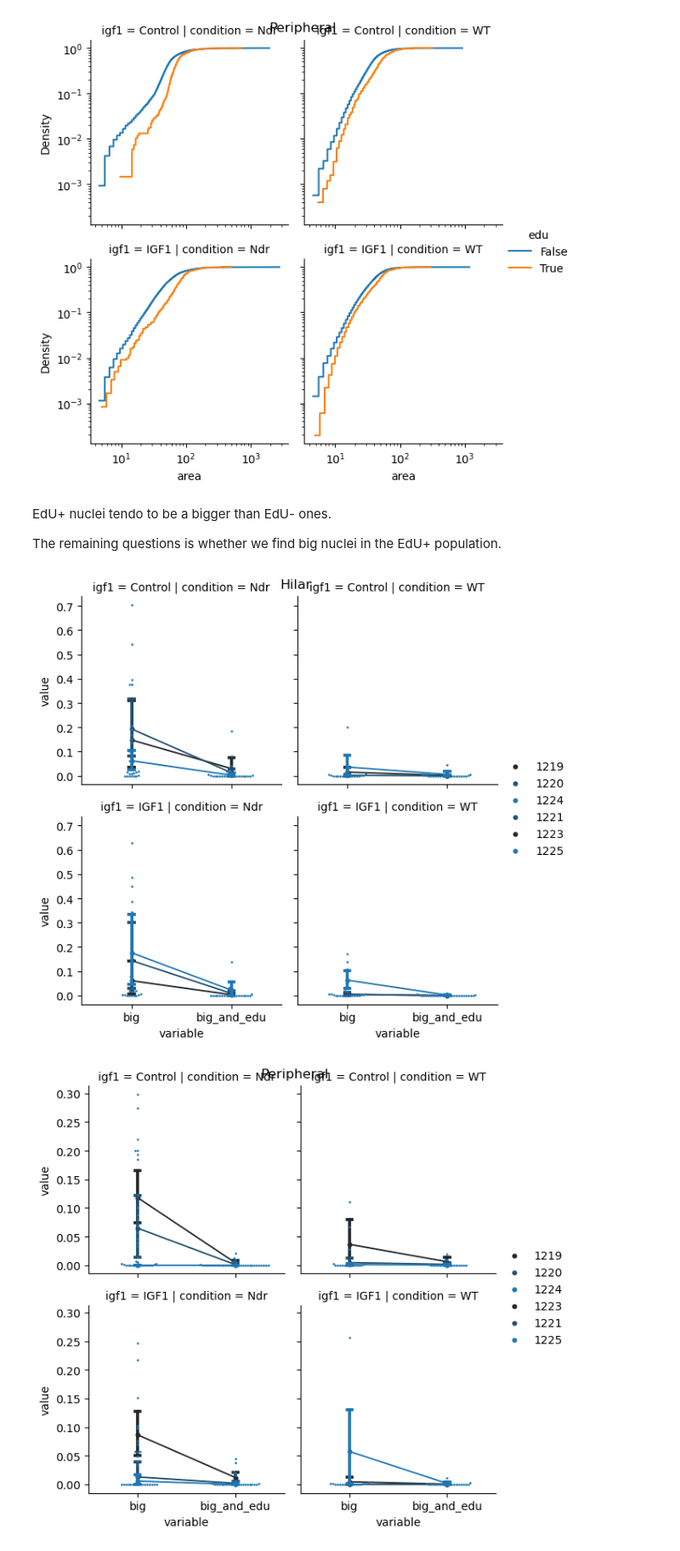
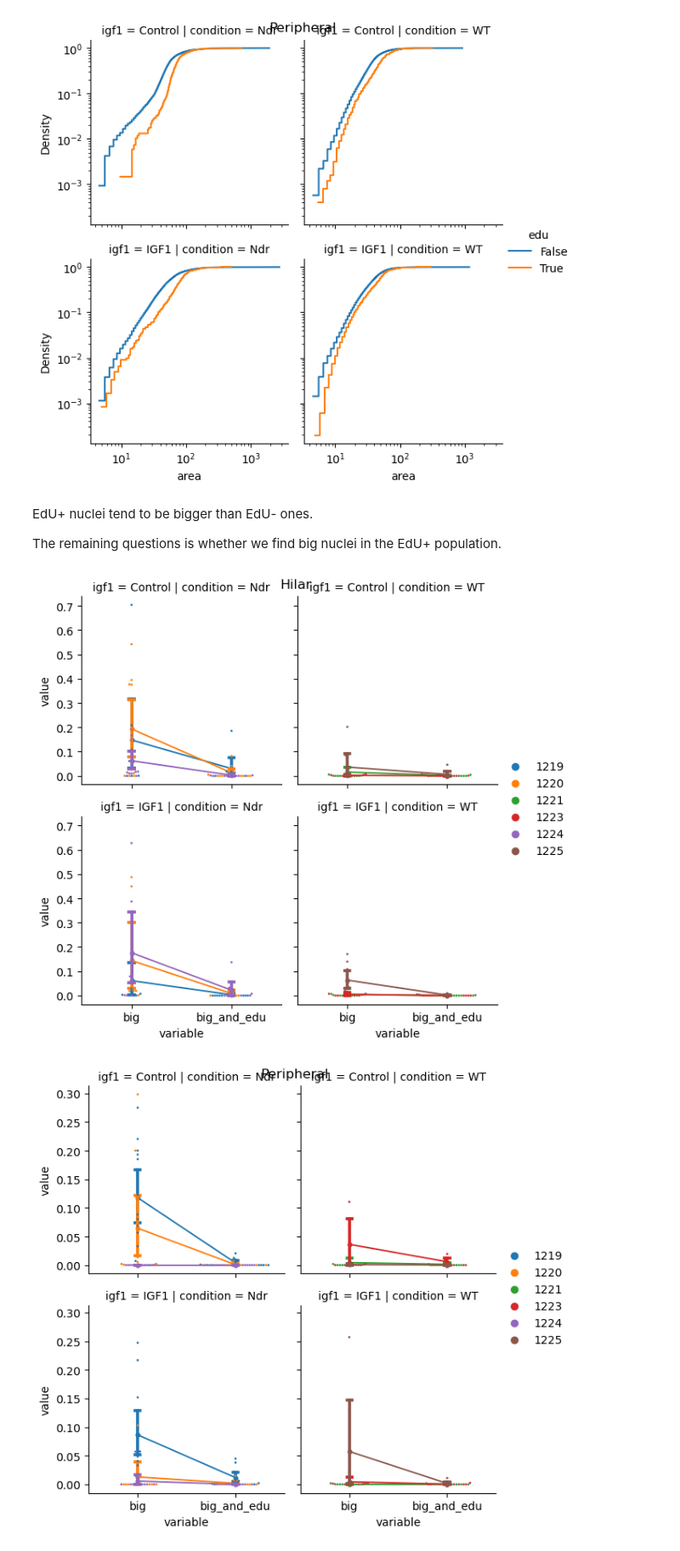
Before and after one commit to Emma-R-Andersson-Lab/iqbal_nuclei_segmenter, a Jupyter notebook: EdU_analysis.ipynb, the cells around one changed output. Shown at 85% size. Cells and saved outputs as stored; diff of their text form; code cells hidden in the pictures.

```diff
--- a/EdU_analysis.ipynb
+++ b/EdU_analysis.ipynb
@@ -25,6 +27,15 @@ BIG_DATA_DIR = pathlib.Path(r'C:\Users\agucor\Karolinska Institutet\Afshan Iqbal
 nuclei_size_original = get_nuclei_size_df(DATA_DIR)
 nuclei_size_big = get_nuclei_size_df(BIG_DATA_DIR)
 nuclei_size = pd.concat([nuclei_size_original, nuclei_size_big], ignore_index=True)
+
+nuclei_size = nuclei_size.astype({'label': int,
+                                      'condition': 'category',
+                                      'cell_line': 'category',
+                                      'region': 'category',
+                                      'sample_number': 'category',
+                                    })
+nuclei_size = nuclei_size.astype({'igf1': 'category'})
+
 nuclei_size
 # %% [output]
 |  | area_2D | eccentricity | equivalent_diameter_area | intensity_mean_2D | label | z | area_3D | ... |
@@ -132,0 +144,12 @@ Does IGF1 treatment increse the number of EdU+ nuclei?
+# %%
+ratio_df = nuclei_size.query('igf1 == "Control"').groupby('sample_name').agg({
+    'edu': lambda s: sum(s)/len(s),
+    'cell_line': 'first',
+    'region': 'first',
+    'condition': 'first',
+    'igf1': 'first'})
+
+g = sns.FacetGrid(data=ratio_df, col='region')
+g.map_dataframe(sns.swarmplot, y="edu", x='condition', hue='cell_line', palette='tab10')
+g.add_legend()
+plt.show()
@@ -202,34 +228,34 @@ for region, this_df in nuclei_size.groupby('region'):
 [figure]
 [figure]
 # %% [markdown]
-EdU+ nuclei tendo to be a bigger than EdU- ones.
+EdU+ nuclei tend to be bigger than EdU- ones.
 
 The remaining questions is whether we find big nuclei in the EdU+ population.
 # %%
 nuclei_size['big'] = nuclei_size.area.values > 201
 nuclei_size['big_and_edu'] = np.logical_and(nuclei_size['big'].values, nuclei_size['edu'].values)
 big_df = nuclei_size.groupby('sample_name').agg({'big': lambda x: sum(x)/len(x),
                                                  'edu': lambda x: sum(x)/len(x),
                                                  'big_and_edu': lambda x: sum(x)/len(x),
                                                  'condition': 'first',
                                                  'region': 'first',
                                                  'cell_line': 'first',
                                                  'igf1':'first'})
 
 for region, this_df in big_df.groupby('region'):
     g = sns.FacetGrid(data=this_df.reset_index(drop=False).melt(
         id_vars=['sample_name', 'condition', 'igf1', 'cell_line'], value_vars=['big', 'big_and_edu']),
           col='condition', row='igf1')
-    g.map_dataframe(sns.pointplot, x="variable", y='value', hue='cell_line', capsize=.05, scale=0.5)
-    g.map_dataframe(sns.swarmplot, x="variable", y='value', size=2)
+    g.map_dataframe(sns.pointplot, x="variable", y='value', hue='cell_line', capsize=.05, scale=0.5, palette='tab10')
+    g.map_dataframe(sns.swarmplot, x="variable", y='value', size=2, hue='cell_line', palette='tab10')
     g.add_legend()
     plt.suptitle(region)
     plt.ylabel('Percentage of nuclei per organoid')
     plt.subplots_adjust()
     plt.show()
 # %% [output]
-[figure, old version]
+[figure, new version]
-[figure, old version]
+[figure, new version]
 # %%
 for conds, this_df in big_df.groupby(['region', 'condition', 'igf1']):
     test_result = mannwhitneyu(this_df.big.values,
```
Also changed, not shown: parts of 13 cells of this notebook.
